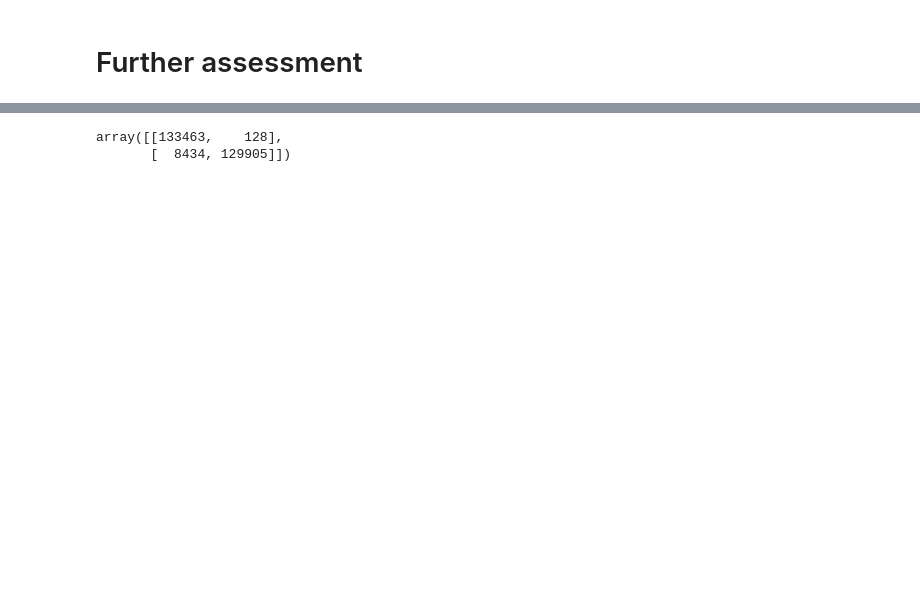
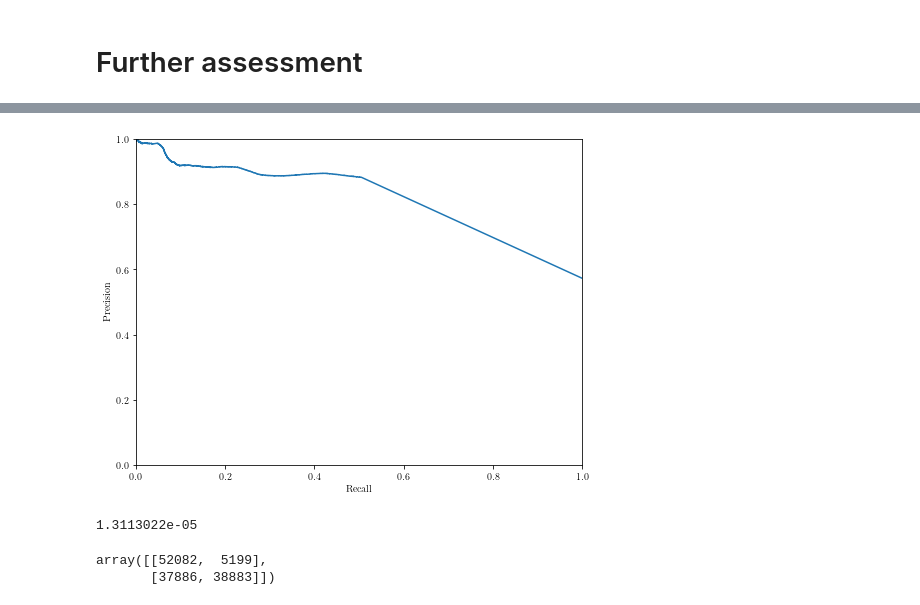
Before and after one commit to phenal-projects/phylogeom, a Jupyter notebook: notebooks/support_values.ipynb, the cells around one changed output, grey strips where cells are left out. Cells and saved outputs as stored; diff of their text form; code cells hidden in the pictures; blank space fills up the shorter version.

```diff
--- a/notebooks/support_values.ipynb
+++ b/notebooks/support_values.ipynb
@@ -297,0 +235,14 @@ test_results.describe()
+# %%
+prec, rec, thresholds_recprec = metrics.precision_recall_curve(test_results["actual"]>=thr, test_results["predicted"])
+roc_data = pd.DataFrame({"Precision": prec, "Recall": rec})
+fig = plt.figure(figsize=(8, 6))
+ax = fig.add_subplot(1, 1, 1)
+
+plt.plot(rec, prec)
+plt.xlim(0, 1)
+plt.ylim(0, 1)
+ax.set_xlabel('Recall')
+ax.set_ylabel('Precision')
+plt.savefig('recprec.png')
+# %% [output]
+[figure, added]
@@ -298,5 +251,9 @@ test_results.describe()
+# %%
+optimal_thr
+# %% [output]
+1.3113022e-05
 # %%
-metrics.confusion_matrix(test_results["actual"]==1, test_results["predicted"]>0.628)
+metrics.confusion_matrix(test_results["actual"]>=thr, test_results["predicted"]>=optimal_thr)
 # %% [output]
-array([[133463,    128],
-       [  8434, 129905]])
+array([[52082,  5199],
+       [37886, 38883]])
```
Also changed, not shown: parts of 30 cells of this notebook, 4 other files.
